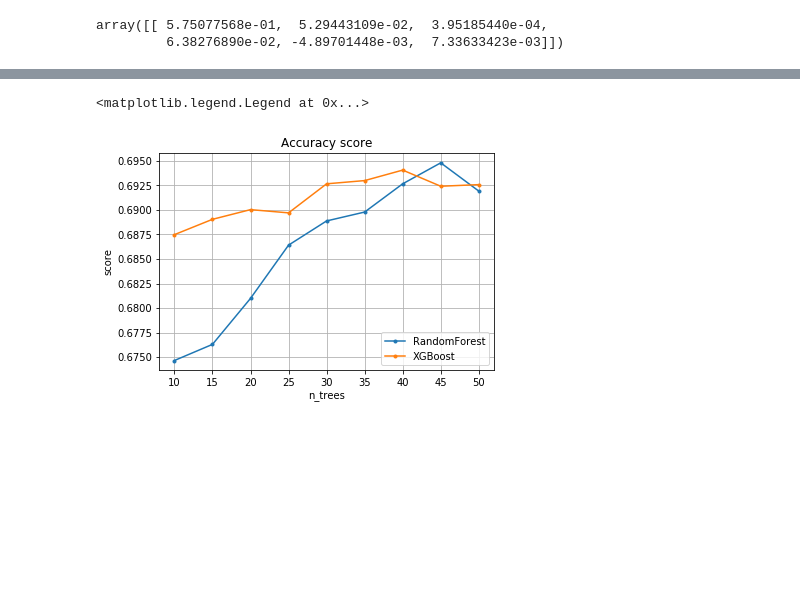
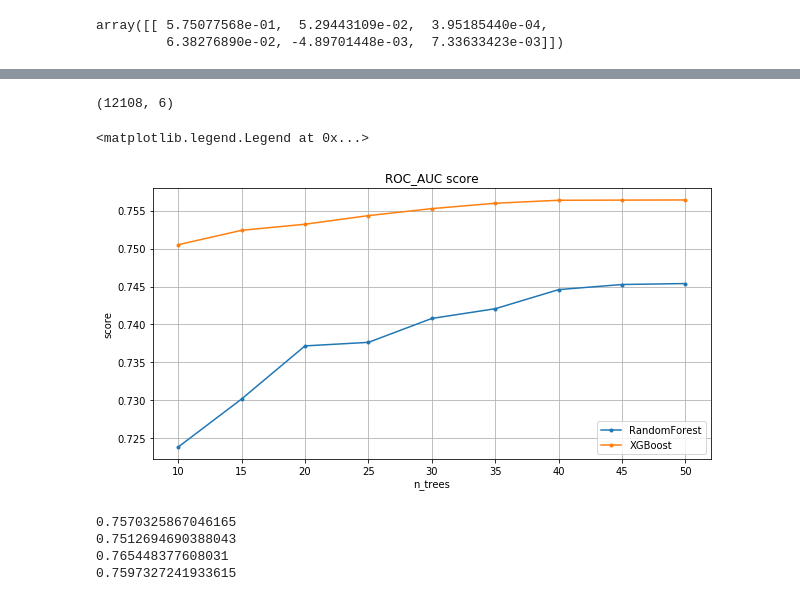
Before and after one commit to snp600/diabetes, a Jupyter notebook: model.ipynb, the cells around one changed output, grey strips where cells are left out. Saved outputs shown, nothing was run; the diff lists cells and outputs as text; code cells hidden in the pictures; blank space fills up the shorter version.

```diff
--- a/model.ipynb
+++ b/model.ipynb
@@ -105,14 +131,0 @@ X_scaled = scaler.fit_transform(X)
-# %%
-scoring = []
-for n_tree in range(10, 55, 5):
-    estimator = ensemble.RandomForestClassifier(n_estimators = n_tree, min_samples_split=5, random_state=1)
-    score = cross_val_score(estimator, X_scaled, y, scoring = 'accuracy', cv = skf)
-    scoring.append(score)
-scoring = np.asmatrix(scoring)
-# %%
-xgb_scoring = []
-for n_tree in range(10, 55, 5):
-    estimator = xgb.XGBClassifier(learning_rate=0.1, max_depth=5, n_estimators=n_tree, min_child_weight=3)
-    score = cross_val_score(estimator, X_scaled, y, scoring = 'accuracy', cv = skf)
-    xgb_scoring.append(score)
-xgb_scoring = np.asmatrix(xgb_scoring)
@@ -133,0 +143,6 @@ array([0.54744048, 0.49393454, 0.33916913, ..., 6.52991562, 7.29023089,
+# %%
+df2 = df[df['28'] < 70]
+df2 = df2[df2['37'] < 15]
+df2 = df2[df2['42'] < 250]
+df2 = df2[df2['43'] < 400]
+print("deleted rows: " + str(df.shape[0] - df2.shape[0]))
@@ -134,12 +151,45 @@ array([0.54744048, 0.49393454, 0.33916913, ..., 6.52991562, 7.29023089,
+# %%
+X2 = df2[['gender', 'age', '28', '37', '42', '43']].values
+y2 = df2['diabetes'].values
+# %%
+X2.shape
+# %% [output]
+(12108, 6)
 # %%
 n_trees = range(10, 55, 5)
-pylab.plot(n_trees, scoring.mean(axis = 1), marker='.', label='RandomForest')
-pylab.plot(n_trees, xgb_scoring.mean(axis = 1), marker='.', label='XGBoost')
+
+scoring2 = []
+for n_tree in n_trees:
+    estimator = ensemble.RandomForestClassifier(n_estimators = n_tree, min_samples_split=5, random_state=1)
+    score = cross_val_score(estimator, X2, y2, scoring = 'roc_auc', cv = skf)
+    scoring2.append(score)
+scoring2 = np.asmatrix(scoring2)
+
+xgb_scoring2 = []
+for n_tree in n_trees:
+    estimator = xgb.XGBClassifier(learning_rate=0.1, max_depth=5, n_estimators=n_tree, min_child_weight=3)
+    score = cross_val_score(estimator, X2, y2, scoring = 'roc_auc', cv = skf)
+    xgb_scoring2.append(score)
+xgb_scoring2 = np.asmatrix(xgb_scoring2)
+
+
+pylab.plot(n_trees, scoring2.mean(axis = 1), marker='.', label='RandomForest')
+pylab.plot(n_trees, xgb_scoring2.mean(axis = 1), marker='.', label='XGBoost')
 pylab.grid(True)
 pylab.xlabel('n_trees')
 pylab.ylabel('score')
-pylab.title('Accuracy score')
+pylab.title('ROC_AUC score')
 pylab.legend(loc='lower right')
 # %% [output]
 <matplotlib.legend.Legend at 0x...>
-[figure, old version]
+[figure, new version]
+# %%
+print(scoring.max())
+print(scoring2.max())
+print(xgb_scoring.max())
+print(xgb_scoring2.max())
+# %% [output]
+0.7570325867046165
+0.7512694690388043
+0.765448377608031
+0.7597327241933615
```
Also changed, not shown: parts of 11 cells of this notebook.
